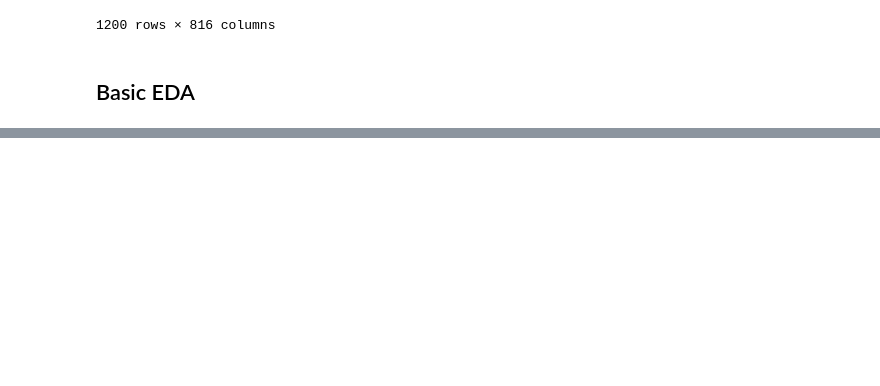
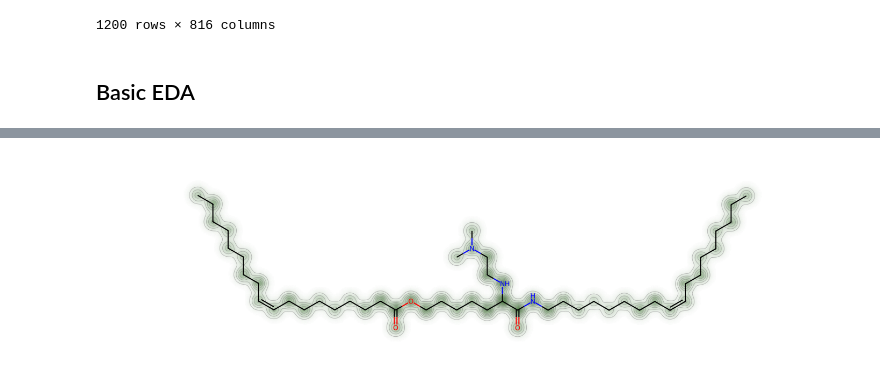
Before and after one commit to nate-russell/dev-kit, a Jupyter notebook: devkit/chemistry/LNP/agile_explore.ipynb, the cells around one changed output, grey strips where cells are left out. Drawn from its saved outputs; the diff is of its cells as text; code cells hidden in the pictures; blank space fills up the shorter version.

```diff
--- a/devkit/chemistry/LNP/agile_explore.ipynb
+++ b/devkit/chemistry/LNP/agile_explore.ipynb
@@ -294,0 +135,14 @@ ValueError: Depict error: Substructure match with reference not found.
+# %%
+def show_png(data):
+    bio = io.BytesIO(data)
+    img = Image.open(bio)
+    return img
+
+d = Draw.MolDraw2DCairo(1400, 400)
+_, maxWeight = SimilarityMaps.GetSimilarityMapForFingerprint(mol1, mol2,
+                                        lambda m, i: SimilarityMaps.GetMorganFingerprint(m, i, radius=2, fpType='bv'),
+                                        draw2d=d)
+d.FinishDrawing()
+show_png(d.GetDrawingText())
+# %% [output]
+[figure, added]
```
Also changed, not shown: parts of 16 cells of this notebook.
